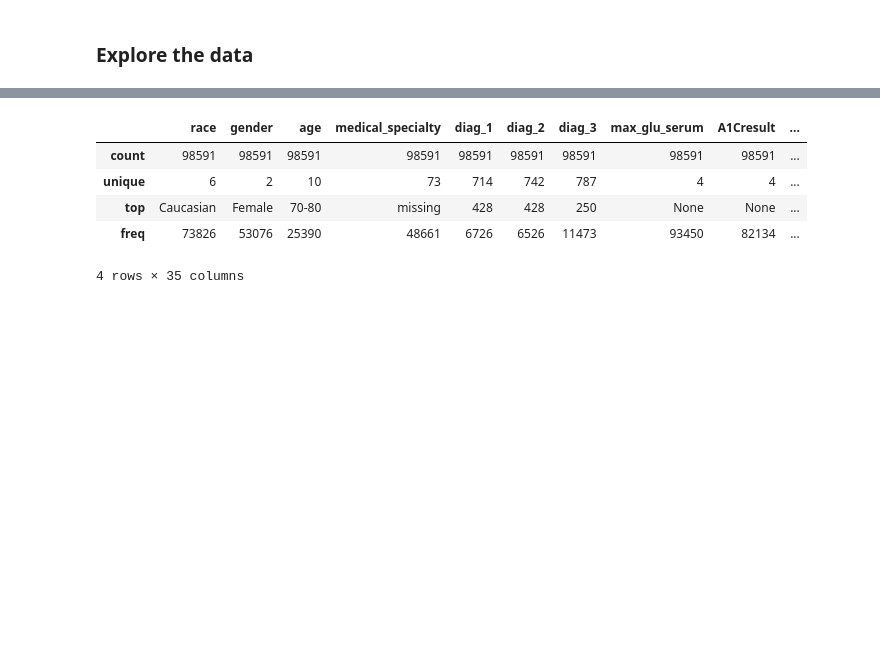
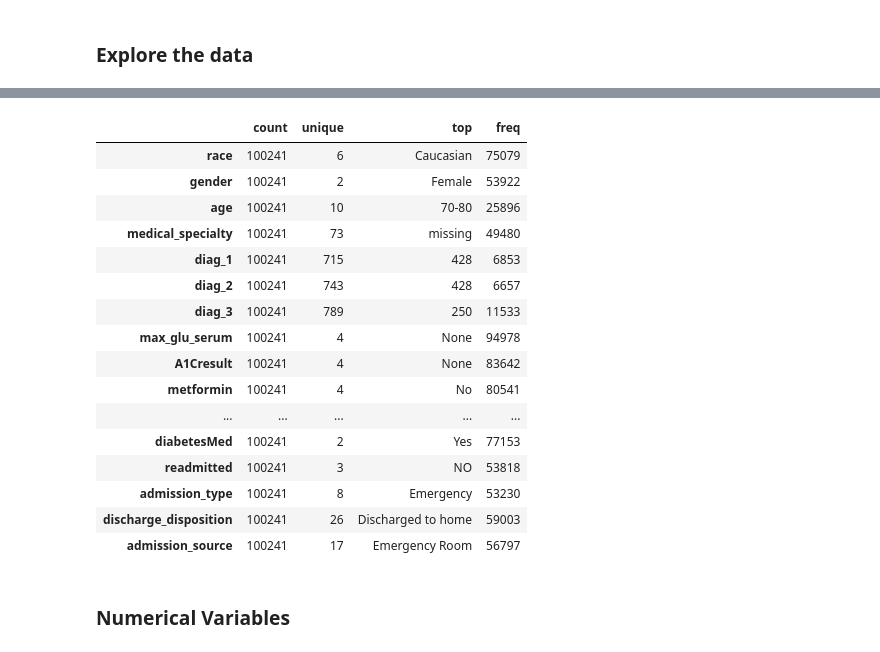
Before and after one commit to bjjv/Sb-DataScience-Mar21, a Jupyter notebook: DataScienceGuidedCapstone_2/Notebooks/03_exploratory_data_analysis_BinduJ.ipynb, the cells around one changed output, grey strips where cells are left out. Saved outputs shown, nothing was run; the diff lists cells and outputs as text; code cells hidden in the pictures; blank space fills up the shorter version.

```diff
--- a/DataScienceGuidedCapstone_2/Notebooks/03_exploratory_data_analysis_BinduJ.ipynb
+++ b/DataScienceGuidedCapstone_2/Notebooks/03_exploratory_data_analysis_BinduJ.ipynb
@@ -7,7 +7,7 @@ import matplotlib.pyplot as plt
 import seaborn as sns
 %matplotlib inline
 # %%
-diabetic_df = pd.read_csv('../data/diabetic_data_cleaned.csv', low_memory=False)
+diabetic_df = pd.read_csv('../data/diabetic_data_cleaned_1.csv', low_memory=False)
 # %%
 diabetic_df.head()
 # %% [output]
@@ -56,12 +58,25 @@ diabetic_df.describe()
 # %%
-diabetic_df.describe(exclude=np.number)
+diabetic_df.describe(exclude=np.number).T
 # %% [output]
-|  | race | gender | age | medical_specialty | diag_1 | diag_2 | diag_3 | max_glu_serum | A1Cresult | ... |
-| count | 98591 | 98591 | 98591 | 98591 | 98591 | 98591 | 98591 | 98591 | 98591 | ... |
-| unique | 6 | 2 | 10 | 73 | 714 | 742 | 787 | 4 | 4 | ... |
-| top | Caucasian | Female | 70-80 | missing | 428 | 428 | 250 | None | None | ... |
-| freq | 73826 | 53076 | 25390 | 48661 | 6726 | 6526 | 11473 | 93450 | 82134 | ... |
+|  | count | unique | top | freq |
+| race | 100241 | 6 | Caucasian | 75079 |
+| gender | 100241 | 2 | Female | 53922 |
+| age | 100241 | 10 | 70-80 | 25896 |
+| medical_specialty | 100241 | 73 | missing | 49480 |
+| diag_1 | 100241 | 715 | 428 | 6853 |
+| diag_2 | 100241 | 743 | 428 | 6657 |
+| diag_3 | 100241 | 789 | 250 | 11533 |
+| max_glu_serum | 100241 | 4 | None | 94978 |
+| A1Cresult | 100241 | 4 | None | 83642 |
+| metformin | 100241 | 4 | No | 80541 |
+| ... | ... | ... | ... | ... |
+| diabetesMed | 100241 | 2 | Yes | 77153 |
+| readmitted | 100241 | 3 | NO | 53818 |
+| admission_type | 100241 | 8 | Emergency | 53230 |
+| discharge_disposition | 100241 | 26 | Discharged to home | 59003 |
+| admission_source | 100241 | 17 | Emergency Room | 56797 |
-4 rows × 35 columns
+# %% [markdown]
+### Numerical Variables
 # %%
 # Create list of numerical column names
 numerical = list(diabetic_df.select_dtypes(include='number').columns)
```
Also changed, not shown: parts of 75 cells of this notebook.
